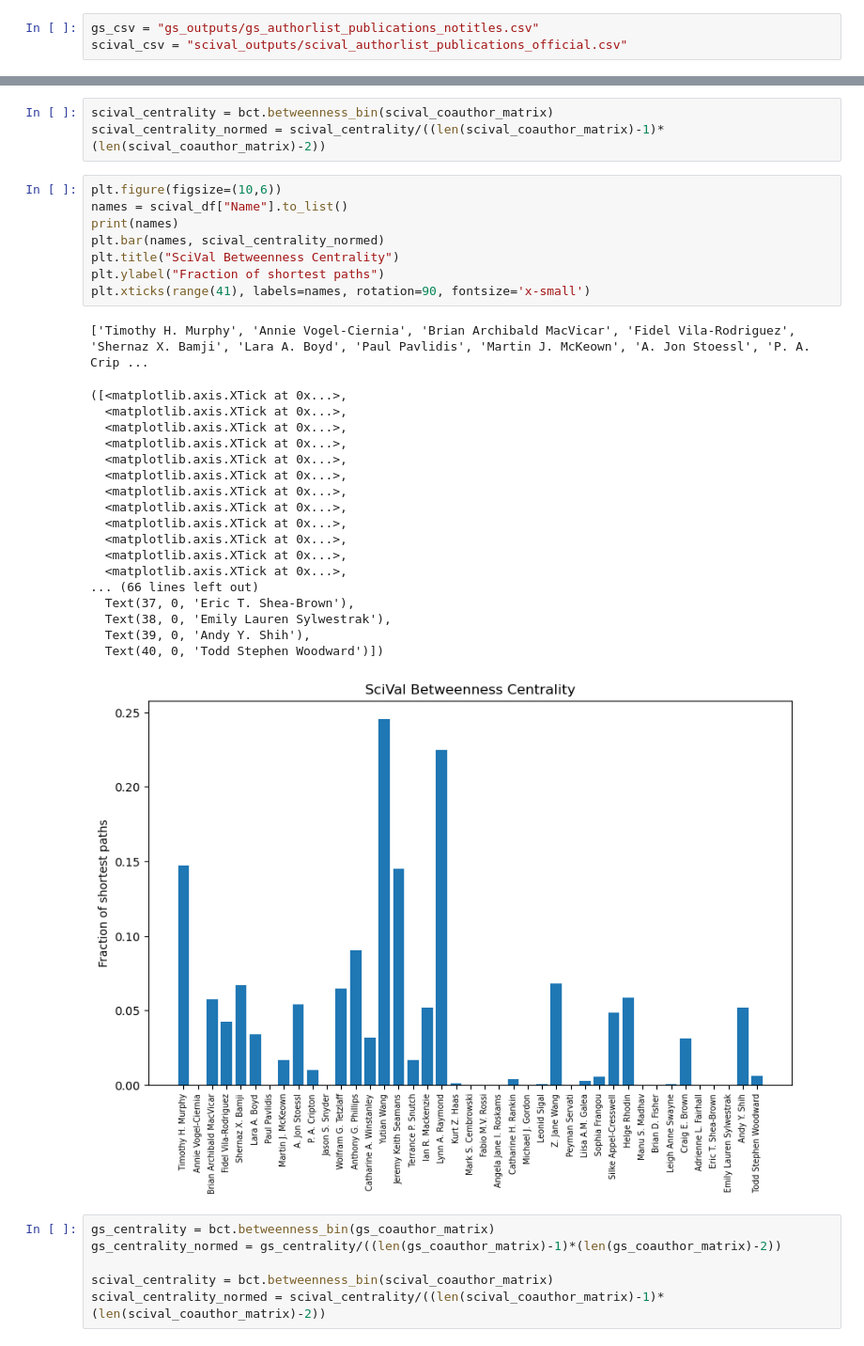
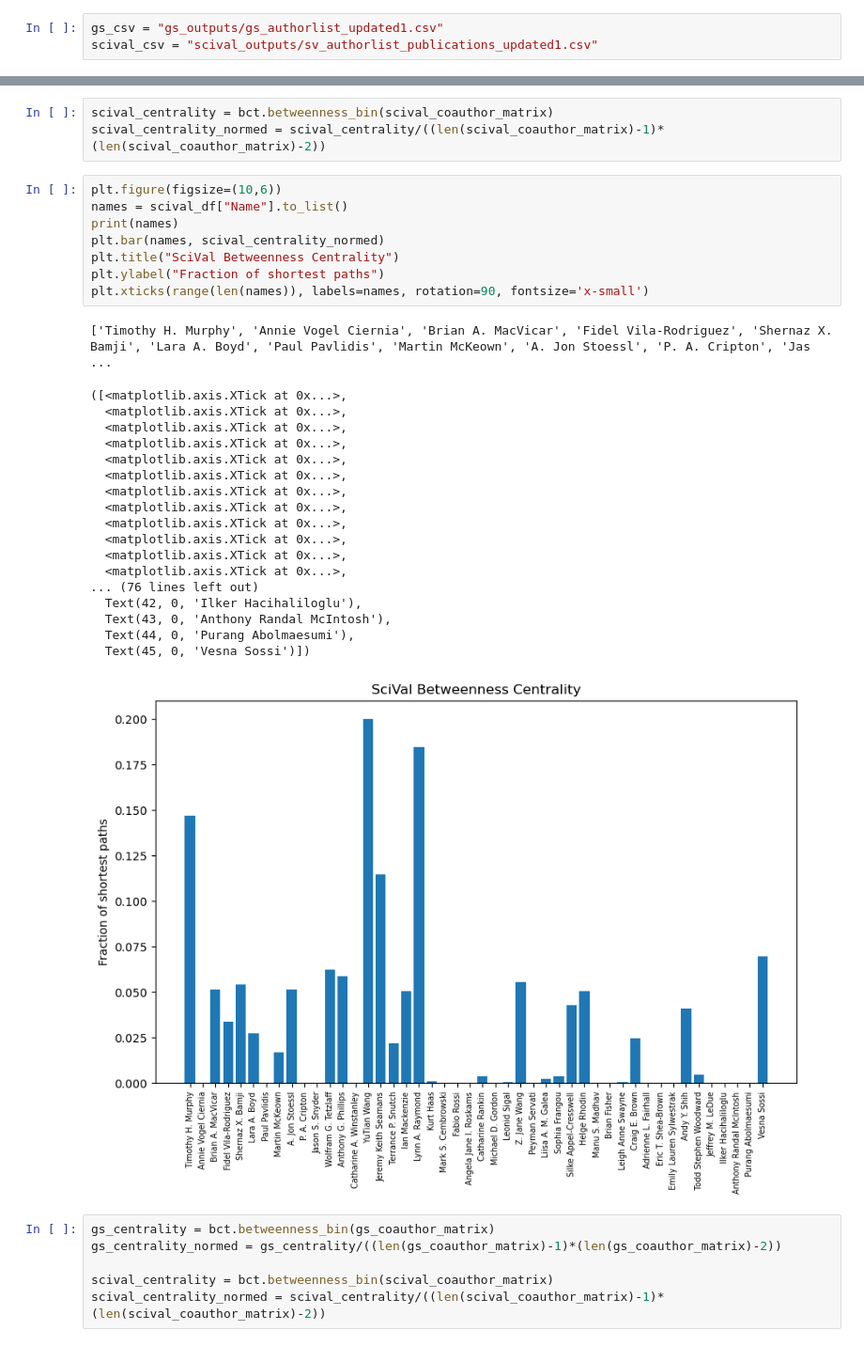
Before and after one commit to rainacao/scholar_metrics_scraper, a Jupyter notebook: authorlist comparisons/centrality.ipynb, the cells around one changed output, grey strips where cells are left out. Shown: that part at 94% size. Saved outputs shown, nothing was run; the diff lists cells and outputs as text.

```diff
--- a/authorlist comparisons/centrality.ipynb
+++ b/authorlist comparisons/centrality.ipynb
@@ -6,8 +8,8 @@ import ast
 import matplotlib.pyplot as plt
 import bct
 # %%
-gs_csv = "gs_outputs/gs_authorlist_publications_notitles.csv"
-scival_csv = "scival_outputs/scival_authorlist_publications_official.csv"
+gs_csv = "gs_outputs/gs_authorlist_updated1.csv"
+scival_csv = "scival_outputs/sv_authorlist_publications_updated1.csv"
 # %%
 gs_df = pd.read_csv(gs_csv)
 scival_df = pd.read_csv(scival_csv)
@@ -138,31 +144,31 @@ scival_centrality_normed = scival_centrality/((len(scival_coauthor_matrix)-1)*(l
 # %%
 plt.figure(figsize=(10,6))
 names = scival_df["Name"].to_list()
 print(names)
 plt.bar(names, scival_centrality_normed)
 plt.title("SciVal Betweenness Centrality")
 plt.ylabel("Fraction of shortest paths")
-plt.xticks(range(41), labels=names, rotation=90, fontsize='x-small')
+plt.xticks(range(len(names)), labels=names, rotation=90, fontsize='x-small')
 # %% [output]
-['Timothy H. Murphy', 'Annie Vogel-Ciernia', 'Brian Archibald MacVicar', 'Fidel Vila-Rodriguez', 'Shernaz X. Bamji', 'Lara A. Boyd', 'Paul Pavlidis', 'Martin J. McKeown', 'A. Jon Stoessl', 'P. A. Crip ...
+['Timothy H. Murphy', 'Annie Vogel Ciernia', 'Brian A. MacVicar', 'Fidel Vila-Rodriguez', 'Shernaz X. Bamji', 'Lara A. Boyd', 'Paul Pavlidis', 'Martin McKeown', 'A. Jon Stoessl', 'P. A. Cripton', 'Jas ...
 ([<matplotlib.axis.XTick at 0x...>,
   <matplotlib.axis.XTick at 0x...>,
   <matplotlib.axis.XTick at 0x...>,
   <matplotlib.axis.XTick at 0x...>,
   <matplotlib.axis.XTick at 0x...>,
   <matplotlib.axis.XTick at 0x...>,
   <matplotlib.axis.XTick at 0x...>,
   <matplotlib.axis.XTick at 0x...>,
   <matplotlib.axis.XTick at 0x...>,
   <matplotlib.axis.XTick at 0x...>,
   <matplotlib.axis.XTick at 0x...>,
   <matplotlib.axis.XTick at 0x...>,
-... (66 lines left out)
-  Text(37, 0, 'Eric T. Shea-Brown'),
-  Text(38, 0, 'Emily Lauren Sylwestrak'),
-  Text(39, 0, 'Andy Y. Shih'),
-  Text(40, 0, 'Todd Stephen Woodward')])
+... (76 lines left out)
+  Text(42, 0, 'Ilker Hacihaliloglu'),
+  Text(43, 0, 'Anthony Randal McIntosh'),
+  Text(44, 0, 'Purang Abolmaesumi'),
+  Text(45, 0, 'Vesna Sossi')])
-[figure, old version]
+[figure, new version]
 # %%
 gs_centrality = bct.betweenness_bin(gs_coauthor_matrix)
 gs_centrality_normed = gs_centrality/((len(gs_coauthor_matrix)-1)*(len(gs_coauthor_matrix)-2))
```
Also changed, not shown: parts of 8 cells of this notebook, 7 other files.
